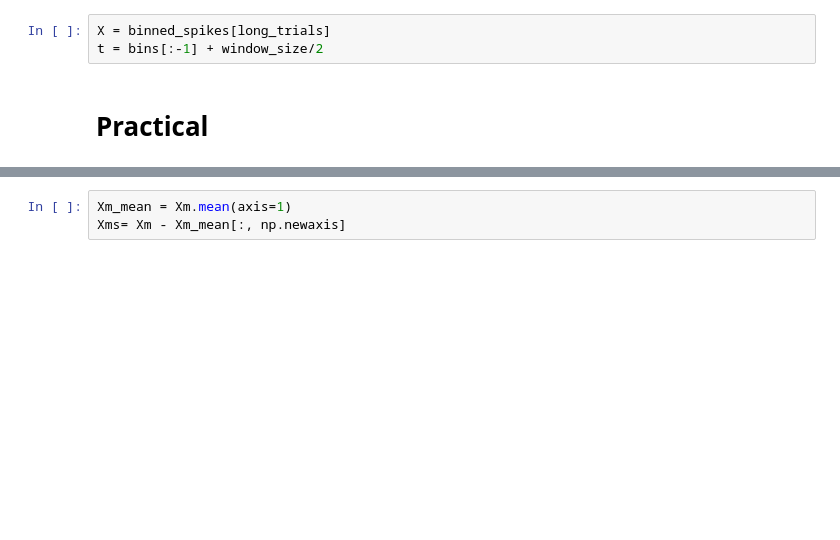
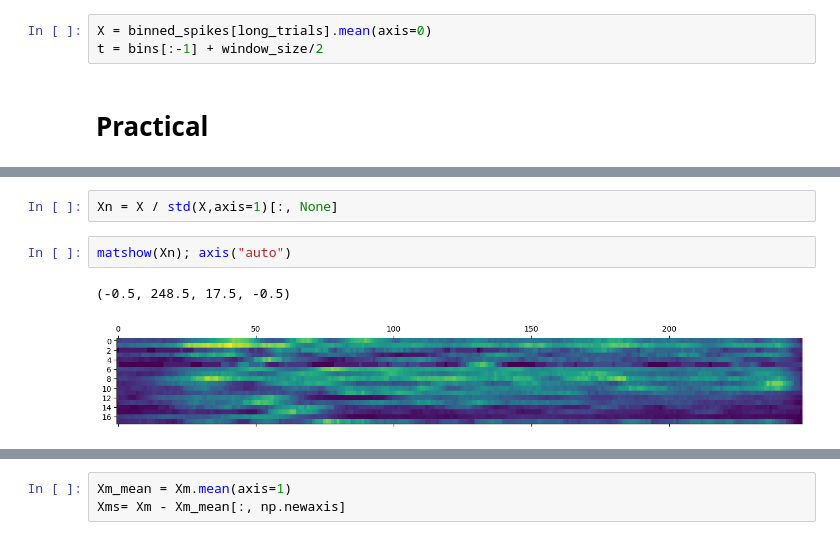
Before and after one commit to stootoon/swc-statneuro2025-dimensionality-reduction, a Jupyter notebook: practical.ipynb, the cells around one changed output, grey strips where cells are left out. Cells and saved outputs as stored; diff of their text form; blank space fills up the shorter version.

```diff
--- a/practical.ipynb
+++ b/practical.ipynb
@@ -88,5 +93,5 @@ for itrial, trial in enumerate(trials):
 # %%
-X = binned_spikes[long_trials]
+X = binned_spikes[long_trials].mean(axis=0)
 t = bins[:-1] + window_size/2
 # %% [markdown]
 # Practical
@@ -104,3 +103,10 @@ xlabel("Time bin")
 # %% [output]
 Text(0.5, 0, 'Time bin')
 [figure]
+# %%
+Xn = X / std(X,axis=1)[:, None]
+# %%
+matshow(Xn); axis("auto")
+# %% [output]
+(-0.5, 248.5, 17.5, -0.5)
+[figure, added]
```
Also changed, not shown: parts of 89 cells of this notebook.
